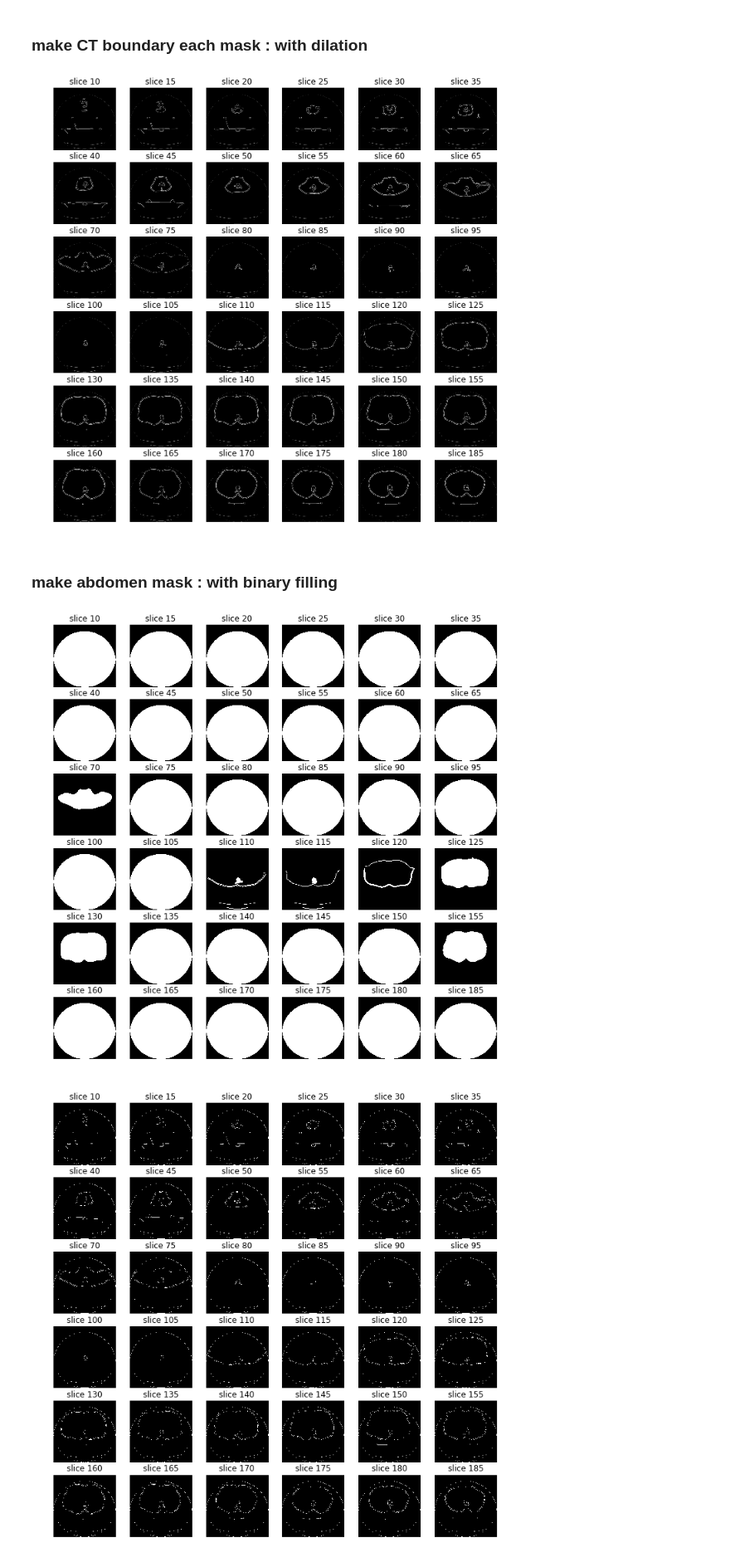
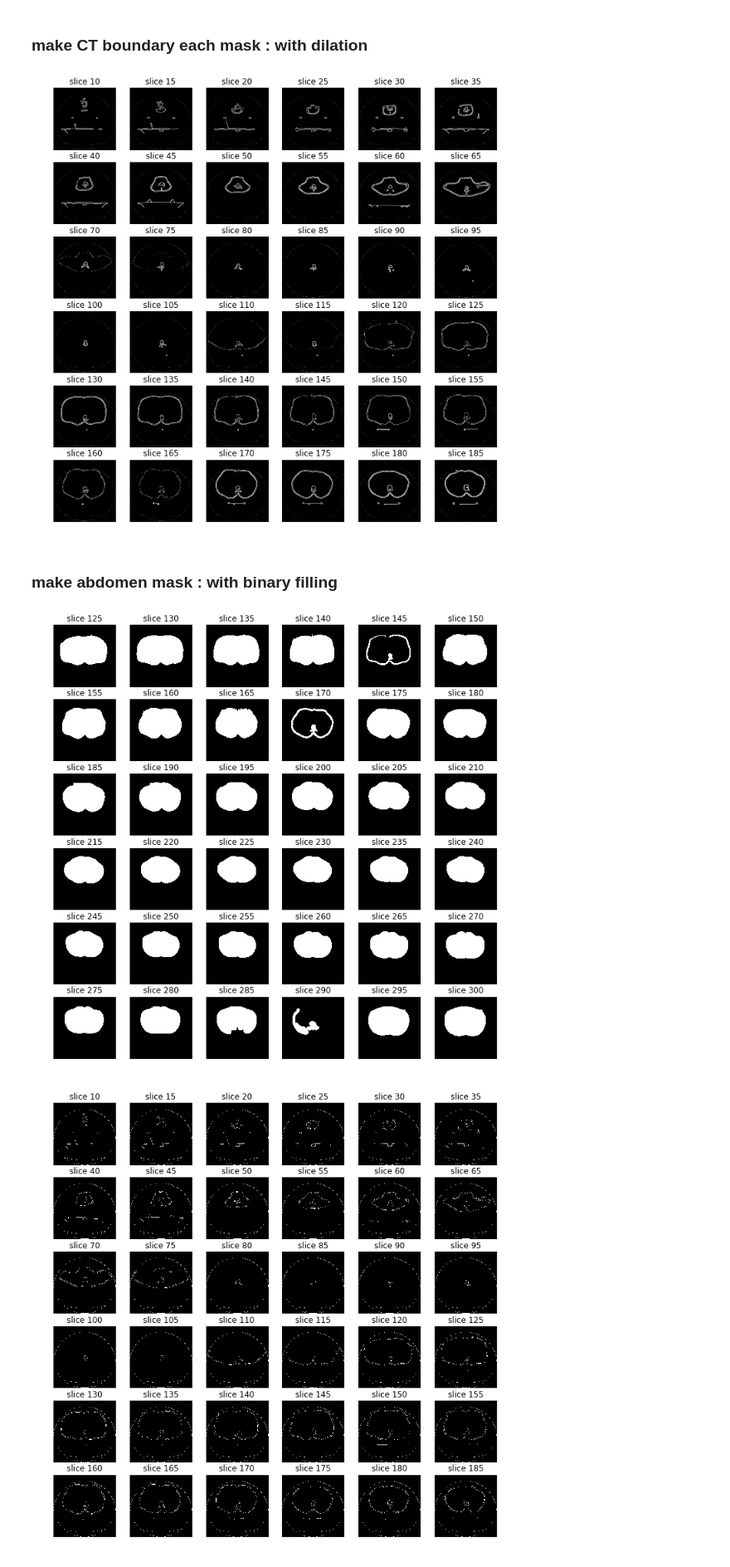
Before and after one commit to daegukdo/TIL, a Jupyter notebook: 05_side_project/01_dicom_with_point_cloud/00_dicom_image_processing_v3.ipynb, the cells around one changed output. Shown at 83% size. Saved outputs shown, nothing was run; the diff lists cells and outputs as text; code cells hidden in the pictures.

Commit message:
side project : dicom control practice edit example code (surface segmentation with edge detection based mask) ... optimization code v2

```diff
--- a/05_side_project/01_dicom_with_point_cloud/00_dicom_image_processing_v3.ipynb
+++ b/05_side_project/01_dicom_with_point_cloud/00_dicom_image_processing_v3.ipynb
@@ -147,7 +147,7 @@ for i in range(num_of_dicom_data):
     )
 
     image = img_as_float(edges_tmp)
-    image = gaussian_filter(image, 1)
+    image = gaussian_filter(image, 2)
 
     seed = np.copy(image)
     seed[1:-1, 1:-1] = image.min()
@@ -160,29 +160,29 @@ for i in range(num_of_dicom_data):
 
 sample_stack(CT_data_canny_dilated_diff)
 # %% [output]
-[figure, old version]
+[figure, new version]
 # %% [markdown]
 ### make abdomen mask : with binary filling
 # %%
 from scipy import ndimage as ndi
 
 CT_abdomen_masks_canny_dilated_diff_bn_filling = []
 
 for i in range(num_of_dicom_data):
     bn_filling_tmp = ndi.binary_fill_holes(CT_data_canny_dilated_diff[i])
     label_objects, nb_labels = ndi.label(bn_filling_tmp)
     sizes = np.bincount(label_objects.ravel())
 
     sizes[0] = 0
     mask_sizes = sizes > (sizes.max() - 2000)
 
     abdomen_bn_filling_cleaned_tmp = mask_sizes[label_objects]
 
     CT_abdomen_masks_canny_dilated_diff_bn_filling.append(abdomen_bn_filling_cleaned_tmp)
 
-sample_stack(CT_abdomen_masks_canny_dilated_diff_bn_filling)
+sample_stack(CT_abdomen_masks_canny_dilated_diff_bn_filling, start_with = 125)
 # %% [output]
-[figure, old version]
+[figure, new version]
 # %%
 edges_ = []
 
```
Also changed, not shown: parts of 2 cells of this notebook.
